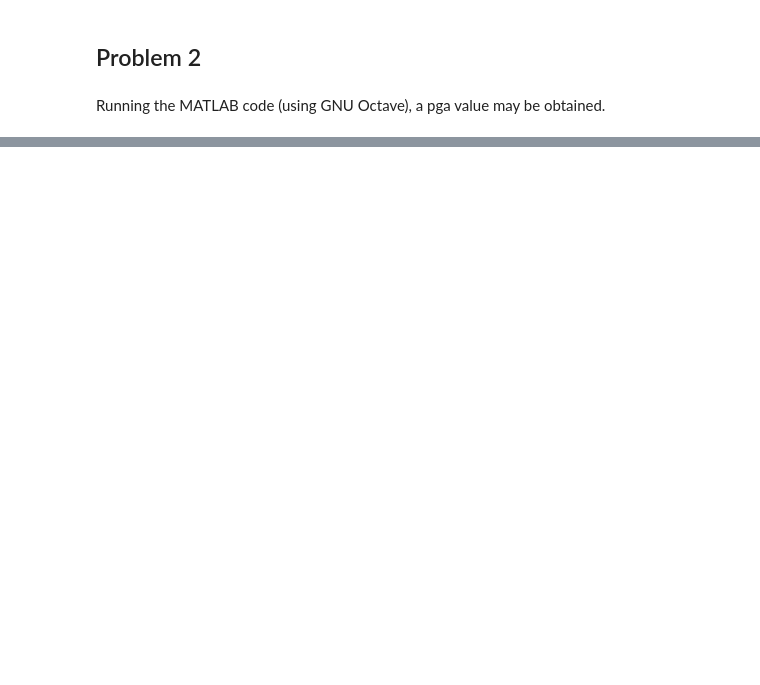
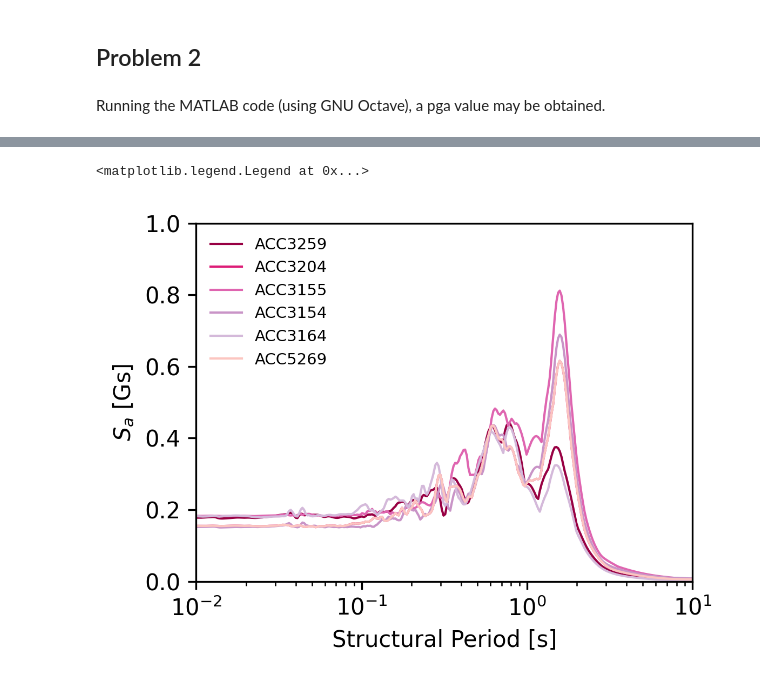
Before and after one commit to bKeungAuyeung/CE543-HW4, a Jupyter notebook: bAuyeung_HW4-code_CE543.ipynb, the cells around one changed output, grey strips where cells are left out. Cells and saved outputs as stored; diff of their text form; code cells hidden in the pictures; blank space fills up the shorter version.

```diff
--- a/bAuyeung_HW4-code_CE543.ipynb
+++ b/bAuyeung_HW4-code_CE543.ipynb
@@ -174,3 +176,25 @@ Running the MATLAB code (using GNU Octave), a pga value may be obtained.
 # %%
 mtlb_periods = np.loadtxt('periods_matlab.txt',dtype=np.float32)
-mtlb_psa = np.loadtxt('psa_matlab.txt',dtype=np.float32)
+mtlb_psa3204 = np.loadtxt('psa3204_matlab.txt',dtype=np.float32)
+mtlb_psa3155 = np.loadtxt('psa3155_matlab.txt',dtype=np.float32)
+mtlb_psa3154 = np.loadtxt('psa3154_matlab.txt',dtype=np.float32)
+mtlb_psa5269 = np.loadtxt('psa5269_matlab.txt',dtype=np.float32)
+mtlb_psa3164 = np.loadtxt('psa3164_matlab.txt',dtype=np.float32)
+mtlb_psa3259 = np.loadtxt('psa3259_matlab.txt',dtype=np.float32)
+
+fig, ax = plt.subplots(figsize=(4,3), dpi=300, tight_layout=True)
+ax.semilogx(mtlb_periods, mtlb_psa3259, '-', color='#980043', label='ACC3259', linewidth = 1)
+ax.semilogx(mtlb_periods, mtlb_psa3204, '-', color='#dd1c77', label='ACC3204', linewidth = 1)
+ax.semilogx(mtlb_periods, mtlb_psa3155, '-', color='#df65b0', label='ACC3155', linewidth = 1)
+ax.semilogx(mtlb_periods, mtlb_psa3154, '-', color='#c994c7', label='ACC3154', linewidth = 1)
+ax.semilogx(mtlb_periods, mtlb_psa3164, '-', color='#d4b9da', label='ACC3164', linewidth = 1)
+ax.semilogx(mtlb_periods, mtlb_psa5269, '-', color='#fcc5c0', label='ACC5269', linewidth = 1)
+
+ax.set_xlim(0.01,10)
+ax.set_ylim(0, 1)
+ax.set_xlabel('Structural Period [s]')
+ax.set_ylabel('$S_a$ [Gs]')
+ax.legend(frameon=False, loc='best', fontsize=7)
+# %% [output]
+<matplotlib.legend.Legend at 0x...>
+[figure, added]
```
Also changed, not shown: parts of 2 cells of this notebook, 9 other files.
